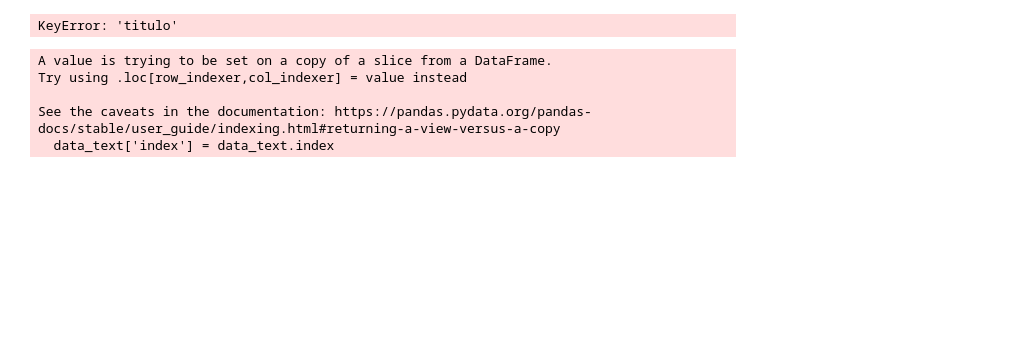
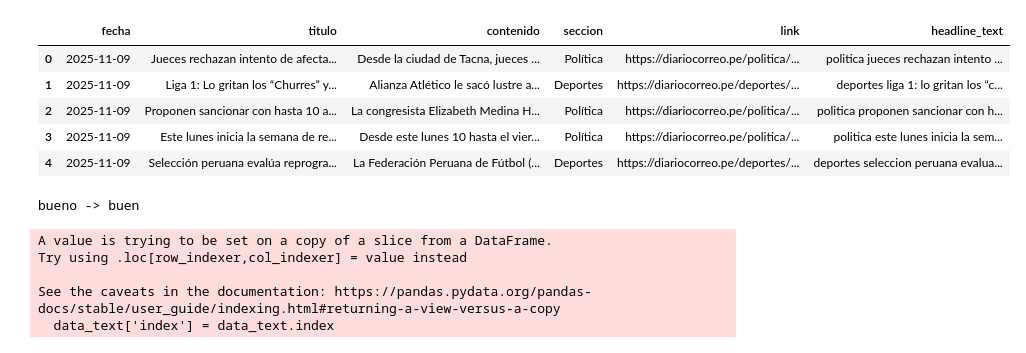
Before and after one commit to joelibaceta/examen-parcial-nlp, a Jupyter notebook: notebook_3.ipynb, the cells around one changed output. Drawn from its saved outputs; the diff is of its cells as text; code cells hidden in the pictures; blank space fills up the shorter version.

```diff
--- a/notebook_3.ipynb
+++ b/notebook_3.ipynb
@@ -18,12 +21,17 @@ df.head()
 # %%
 from utils.utils import clean_text
 
-df["headline_text"] = (df["titulo"].fillna("") + " " + df["contenido"].fillna("")) + " " + df["seccion"].fillna("")
+df["headline_text"] = (df["seccion"].fillna("") + " " + df["titulo"].fillna("") + " " + df["contenido"].fillna(""))
 df["headline_text"] = df["headline_text"].map(clean_text)
 
 df.head()
 # %% [output]
-KeyError: 'titulo'
+|  | fecha | titulo | contenido | seccion | link | headline_text |
+| 0 | 2025-11-09 | Jueces rechazan intento de afecta... | Desde la ciudad de Tacna, jueces ... | Política | https://diariocorreo.pe/politica/... | politica jueces rechazan intento ... |
+| 1 | 2025-11-09 | Liga 1: Lo gritan los “Churres” y... | Alianza Atlético le sacó lustre a... | Deportes | https://diariocorreo.pe/deportes/... | deportes liga 1: lo gritan los “c... |
+| 2 | 2025-11-09 | Proponen sancionar con hasta 10 a... | La congresista Elizabeth Medina H... | Política | https://diariocorreo.pe/politica/... | politica proponen sancionar con h... |
+| 3 | 2025-11-09 | Este lunes inicia la semana de re... | Desde este lunes 10 hasta el vier... | Política | https://diariocorreo.pe/politica/... | politica este lunes inicia la sem... |
+| 4 | 2025-11-09 | Selección peruana evalúa reprogra... | La Federación Peruana de Fútbol (... | Deportes | https://diariocorreo.pe/deportes/... | deportes seleccion peruana evalua... |
 # %%
 from nltk.stem import PorterStemmer
 from nltk.stem import WordNetLemmatizer
@@ -49,4 +58,9 @@ def preprocess(text):
     return result
+# %%
+stem = spanish_stemmer.stem("bueno")
+print(f"bueno -> {stem}")
+# %% [output]
+bueno -> buen
 # %%
 data_text = df[['headline_text']]
 data_text['index'] = data_text.index
```
Also changed, not shown: parts of 14 cells of this notebook, 1 other file.
